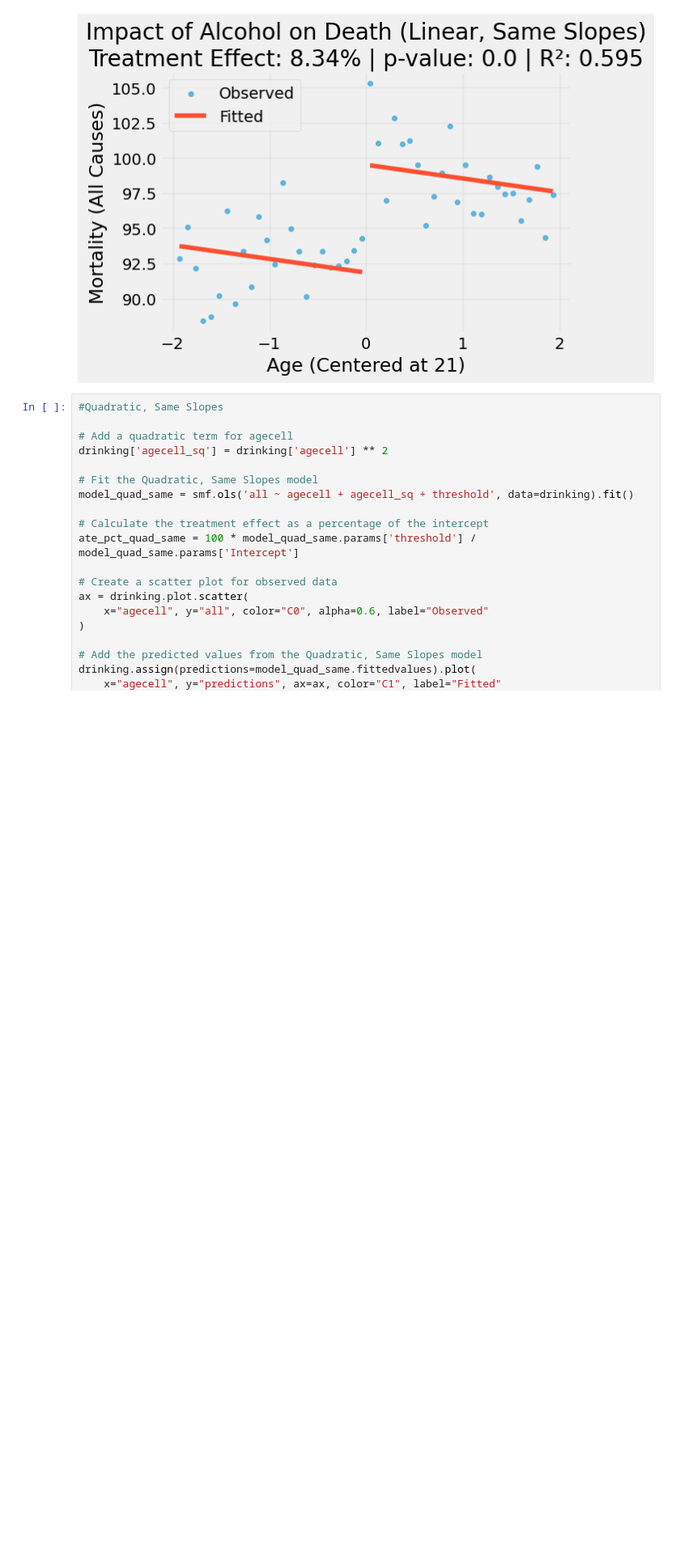
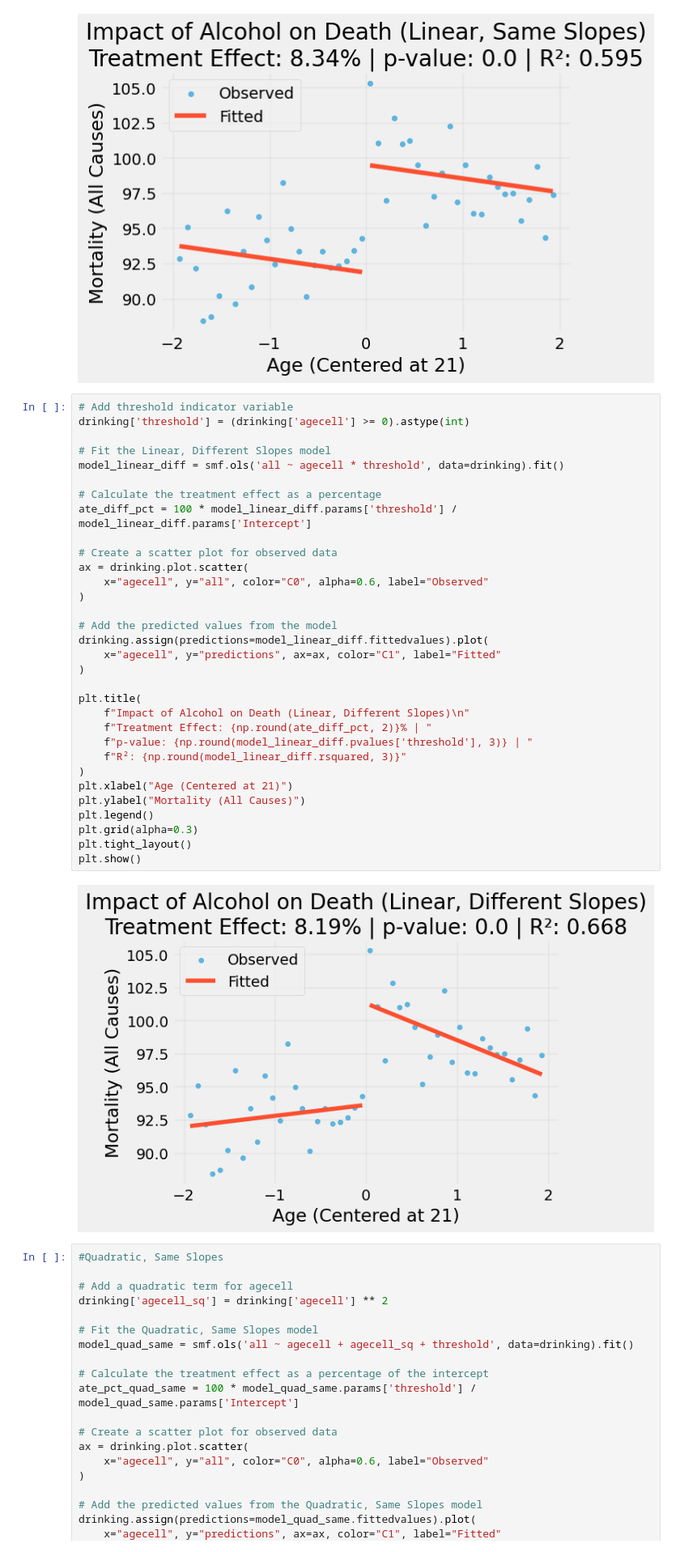
Before and after one commit to LYK0608/My-QM2, a Jupyter notebook: notebooks/W09. Regression_Discontinuity.ipynb, the cells around one changed output. Shown at 81% size. Drawn from its saved outputs; the diff is of its cells as text; blank space fills up the shorter version.

```diff
--- a/notebooks/W09. Regression_Discontinuity.ipynb
+++ b/notebooks/W09. Regression_Discontinuity.ipynb
@@ -274,6 +273,40 @@ plt.tight_layout()
 plt.show()
 # %% [output]
 [figure]
+# %%
+# Add threshold indicator variable
+drinking['threshold'] = (drinking['agecell'] >= 0).astype(int)
+
+# Fit the Linear, Different Slopes model
+model_linear_diff = smf.ols('all ~ agecell * threshold', data=drinking).fit()
+
+# Calculate the treatment effect as a percentage
+ate_diff_pct = 100 * model_linear_diff.params['threshold'] / model_linear_diff.params['Intercept']
+
+# Create a scatter plot for observed data
+ax = drinking.plot.scatter(
+    x="agecell", y="all", color="C0", alpha=0.6, label="Observed"
+)
+
+# Add the predicted values from the model
+drinking.assign(predictions=model_linear_diff.fittedvalues).plot(
+    x="agecell", y="predictions", ax=ax, color="C1", label="Fitted"
+)
+
+plt.title(
+    f"Impact of Alcohol on Death (Linear, Different Slopes)\n"
+    f"Treatment Effect: {np.round(ate_diff_pct, 2)}% | "
+    f"p-value: {np.round(model_linear_diff.pvalues['threshold'], 3)} | "
+    f"R²: {np.round(model_linear_diff.rsquared, 3)}"
+)
+plt.xlabel("Age (Centered at 21)")
+plt.ylabel("Mortality (All Causes)")
+plt.legend()
+plt.grid(alpha=0.3)
+plt.tight_layout()
+plt.show()
+# %% [output]
+[figure, added]
 # %%
 #Quadratic, Same Slopes
 
```
Also changed, not shown: parts of 3 cells of this notebook.
